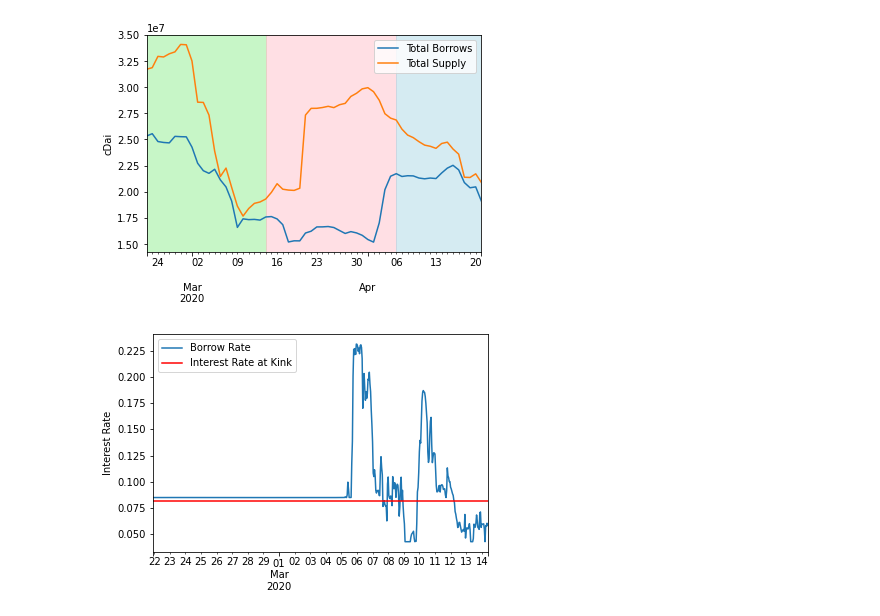
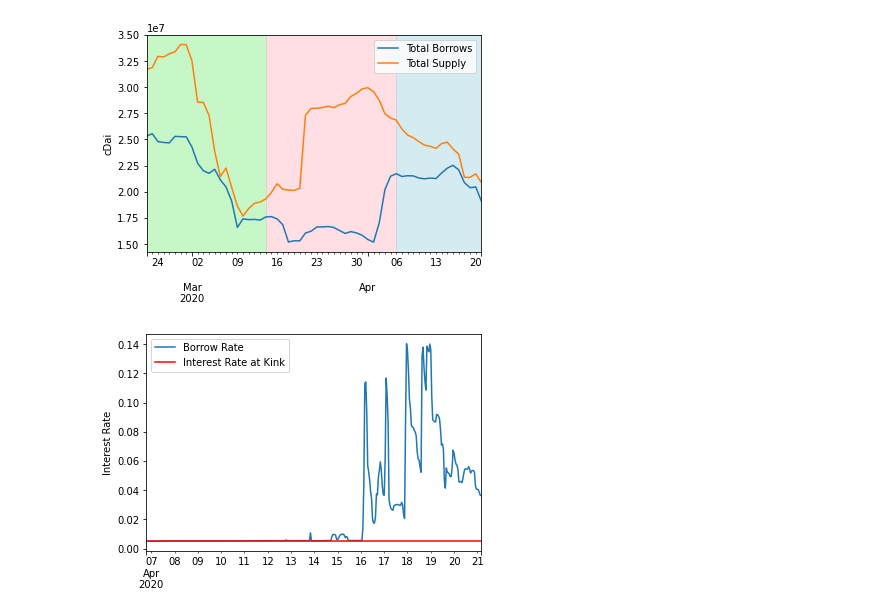
Before and after one commit to danhper/defi-plf-analysis, a Jupyter notebook: notebooks/compound/4_cdai_dynamics.ipynb, the cells around one changed output. Cells and saved outputs as stored; diff of their text form; code cells hidden in the pictures.

```diff
--- a/notebooks/compound/4_cdai_dynamics.ipynb
+++ b/notebooks/compound/4_cdai_dynamics.ipynb
@@ -40,18 +40,18 @@ plt.savefig('../overleaf/5e6bad2e6490390001d3c466/images/compound-regimes.pdf',
 <Figure size 432x288 with 0 Axes>
 [figure]
 # %%
-regime_number = '6'
+regime_number = '8'
 df_cdai = make_original_df(token='cdai', resampling_frequency='H')
 df_cdai = df_cdai[df_cdai['regime'] == float(regime_number)]
 
 #Descriptive stats relative to the kink rate
 df_cdai['kink_rate'] = (df_cdai['kink'] * df_cdai['multiplier_per_block'] / 1e18 + df_cdai['base_rate_per_block']) / 1e18 * dai_rate_model.BLOCKS_PER_YEAR
 
 fig = plt.figure()
 ax = df_cdai['borrow_rates'].plot()
 ax.axhline(y=df_cdai['kink_rate'][0], color='red')
 ax.set_ylabel('Interest Rate')
 ax.legend(['Borrow Rate', 'Interest Rate at Kink'])
-plt.savefig('../overleaf/5e6bad2e6490390001d3c466/images/compound-rate-vs-kink' + regime_number + '.pdf', bbox_inches='tight', dpi = 300, rasterized=True)
+plt.savefig('../overleaf/5e6bad2e6490390001d3c466/images/compound-rate-vs-kink' + regime_number + '.pdf', bbox_inches='tight', dpi = 600)
 # %% [output]
-[figure, old version]
+[figure, new version]
```
Also changed, not shown: parts of 1 cell of this notebook, 2 other files.
